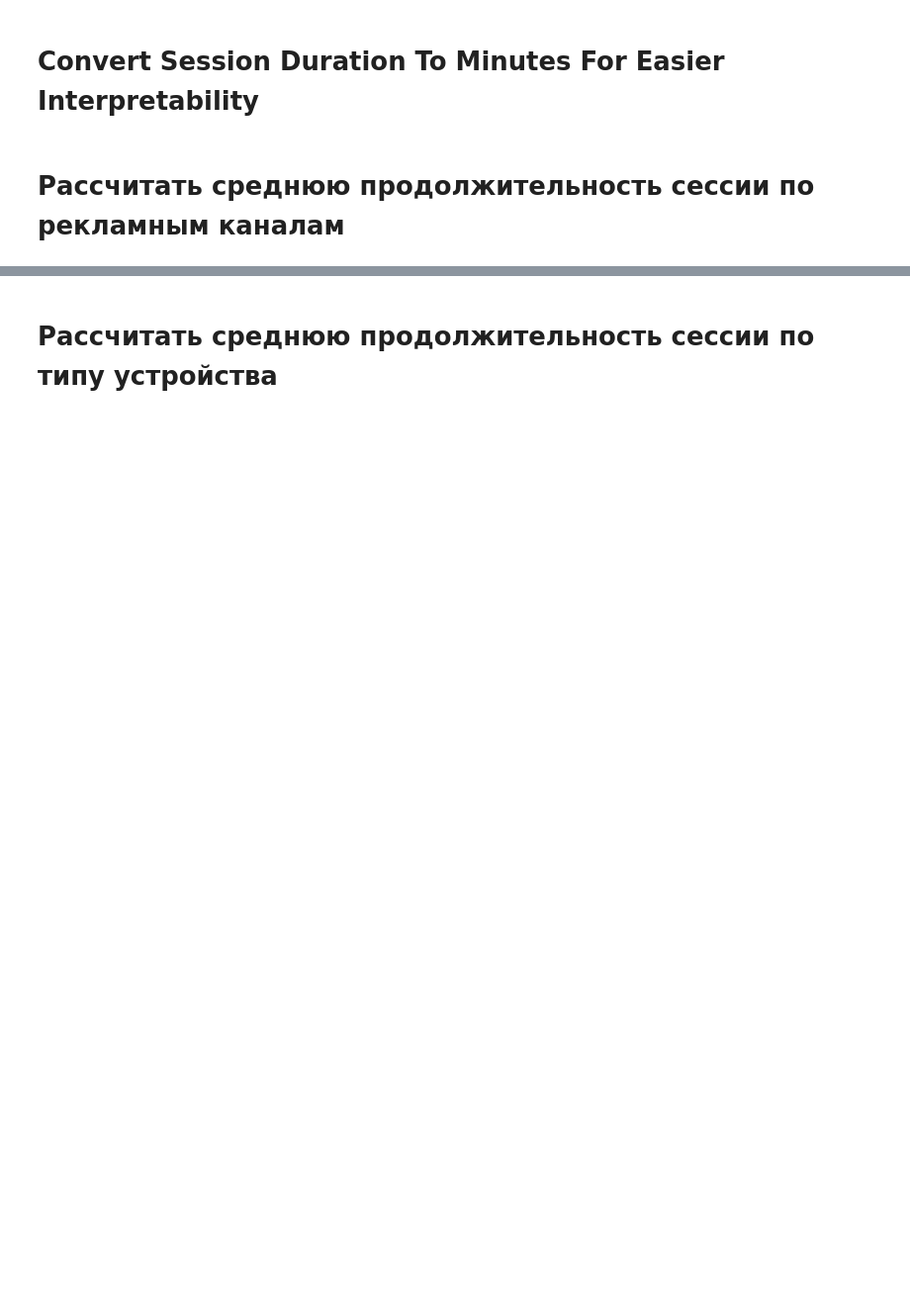
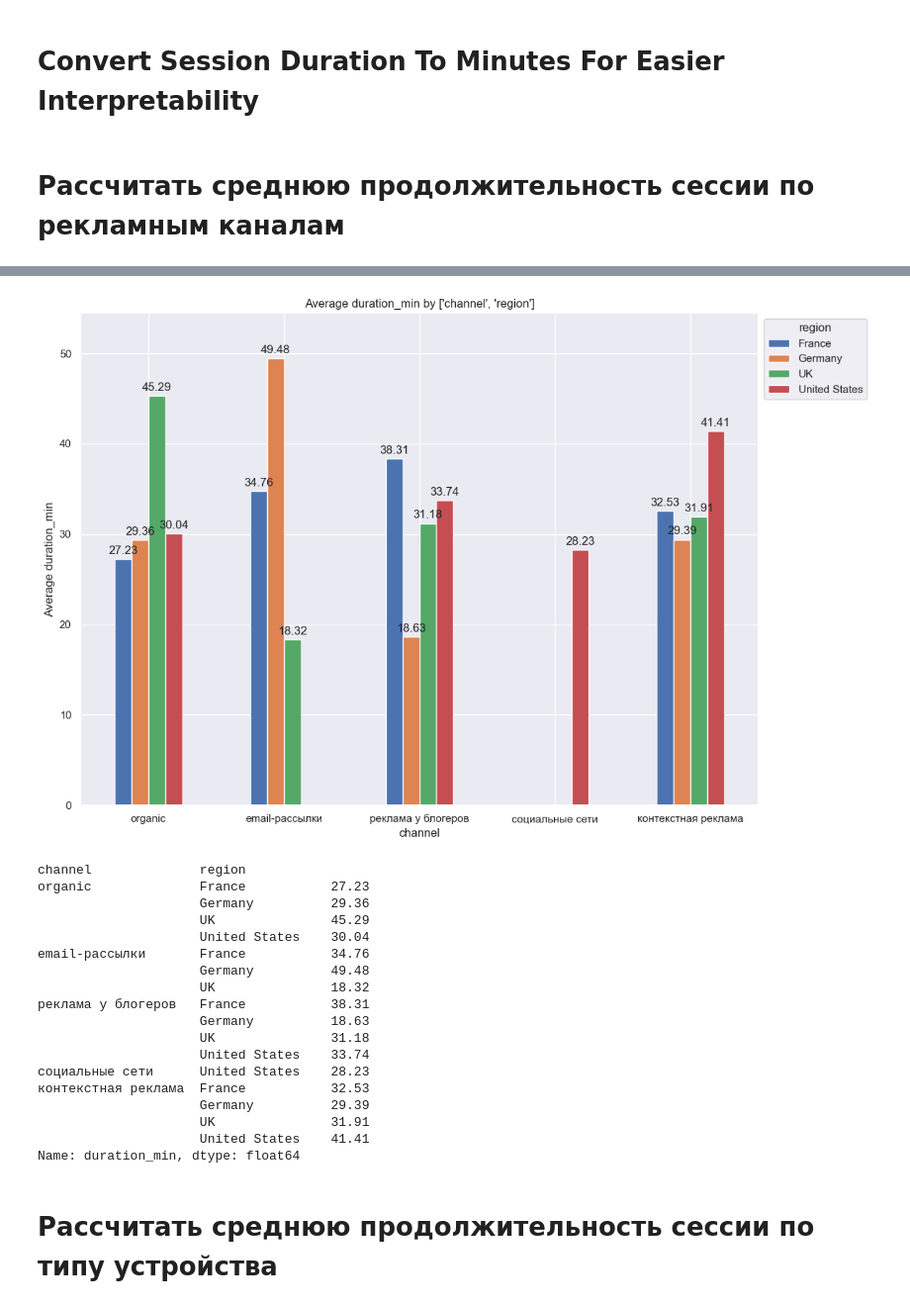
Before and after one commit to abrormaksudov/data_analysis_yl, a Jupyter notebook: part_3.ipynb, the cells around one changed output, grey strips where cells are left out. Shown: that part at 99% size. Saved outputs shown, nothing was run; the diff lists cells and outputs as text; code cells hidden in the pictures; blank space fills up the shorter version.

```diff
--- a/part_3.ipynb
+++ b/part_3.ipynb
@@ -360,6 +395,26 @@ calculate_average_metric(df, metric_col='duration_min', groupby_cols=['channel',
 # %%
 calculate_average_metric(df, metric_col='duration_min', groupby_cols=['channel', 'region'],
-                         visualize=True, save=True, category_order=channel_order_by_cost, fig_size=(12,8))
+                         visualize=True, save=False, category_order=channel_order_by_cost, fig_size=(12,8))
+# %% [output]
+[figure, added]
+channel              region
+organic              France           27.23
+                     Germany          29.36
+                     UK               45.29
+                     United States    30.04
+email-рассылки       France           34.76
+                     Germany          49.48
+                     UK               18.32
+реклама у блогеров   France           38.31
+                     Germany          18.63
+                     UK               31.18
+                     United States    33.74
+социальные сети      United States    28.23
+контекстная реклама  France           32.53
+                     Germany          29.39
+                     UK               31.91
+                     United States    41.41
+Name: duration_min, dtype: float64
 # %% [markdown]
 # Рассчитать среднюю продолжительность сессии по типу устройства
 # %%
```
Also changed, not shown: parts of 14 cells of this notebook, 17 other files.
